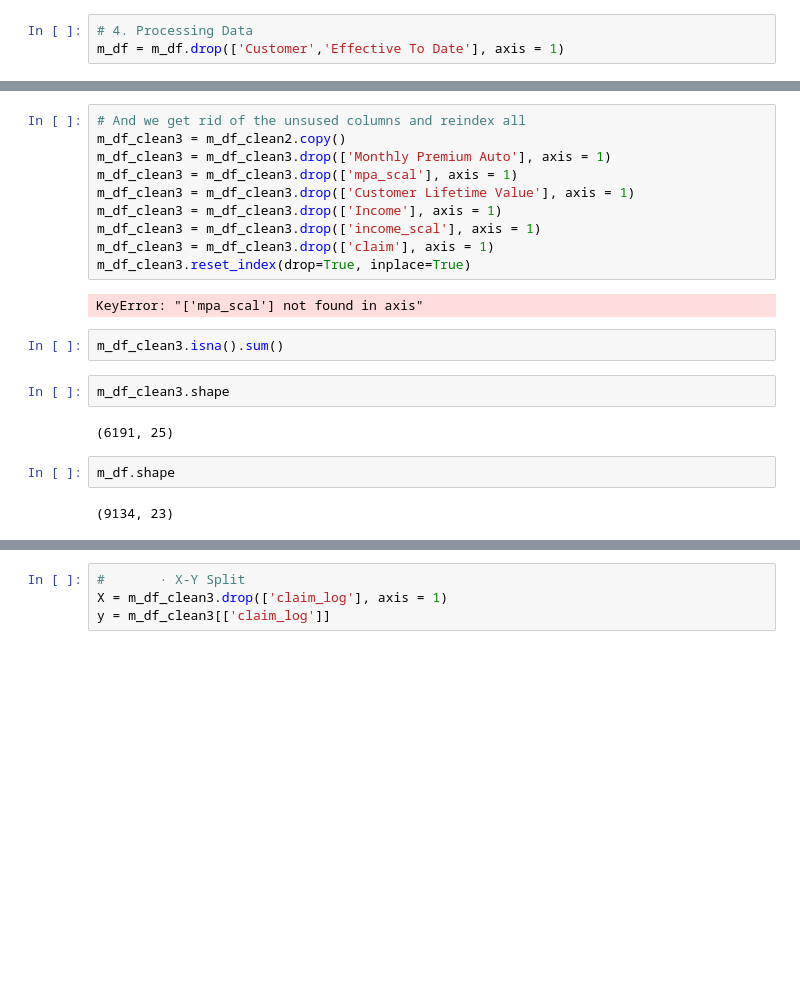
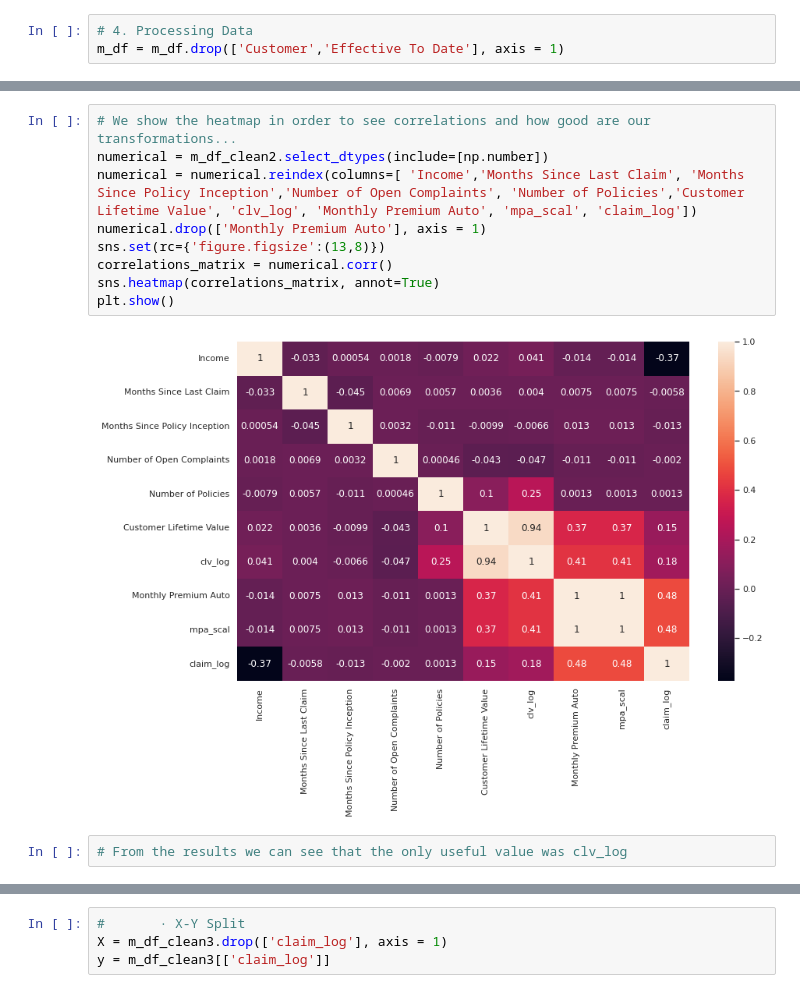
Before and after one commit to jordi-zaragoza/lab-customer-analysis-final-round, a Jupyter notebook: final_lab.ipynb, the cells around one changed output, grey strips where cells are left out. Drawn from its saved outputs; the diff is of its cells as text; blank space fills up the shorter version.

```diff
--- a/final_lab.ipynb
+++ b/final_lab.ipynb
@@ -206,22 +206,13 @@ sns.boxplot(data=m_df_clean2.income_expn, orient="h", palette="Set2", ax = ax[1,
-# %%
-# And we get rid of the unsused columns and reindex all
-m_df_clean3 = m_df_clean2.copy()
-m_df_clean3 = m_df_clean3.drop(['Monthly Premium Auto'], axis = 1)
-m_df_clean3 = m_df_clean3.drop(['mpa_scal'], axis = 1)
-m_df_clean3 = m_df_clean3.drop(['Customer Lifetime Value'], axis = 1)
-m_df_clean3 = m_df_clean3.drop(['Income'], axis = 1)
-m_df_clean3 = m_df_clean3.drop(['income_scal'], axis = 1)
-m_df_clean3 = m_df_clean3.drop(['claim'], axis = 1)
-m_df_clean3.reset_index(drop=True, inplace=True)
-# %% [output]
-KeyError: "['mpa_scal'] not found in axis"
-# %%
-m_df_clean3.isna().sum()
-# %%
-m_df_clean3.shape
-# %% [output]
-(6191, 25)
-# %%
-m_df.shape
-# %% [output]
-(9134, 23)
+# %%
+# We show the heatmap in order to see correlations and how good are our transformations...
+numerical = m_df_clean2.select_dtypes(include=[np.number])
+numerical = numerical.reindex(columns=[ 'Income','Months Since Last Claim', 'Months Since Policy Inception','Number of Open Complaints', 'Number of Policies','Customer Lifetime Value', 'clv_log', 'Monthly Premium Auto', 'mpa_scal', 'claim_log'])
+numerical.drop(['Monthly Premium Auto'], axis = 1)
+sns.set(rc={'figure.figsize':(13,8)})
+correlations_matrix = numerical.corr()
+sns.heatmap(correlations_matrix, annot=True)
+plt.show()
+# %% [output]
+[figure, added]
+# %%
+# From the results we can see that the only useful value was clv_log
```
Also changed, not shown: parts of 17 cells of this notebook.
